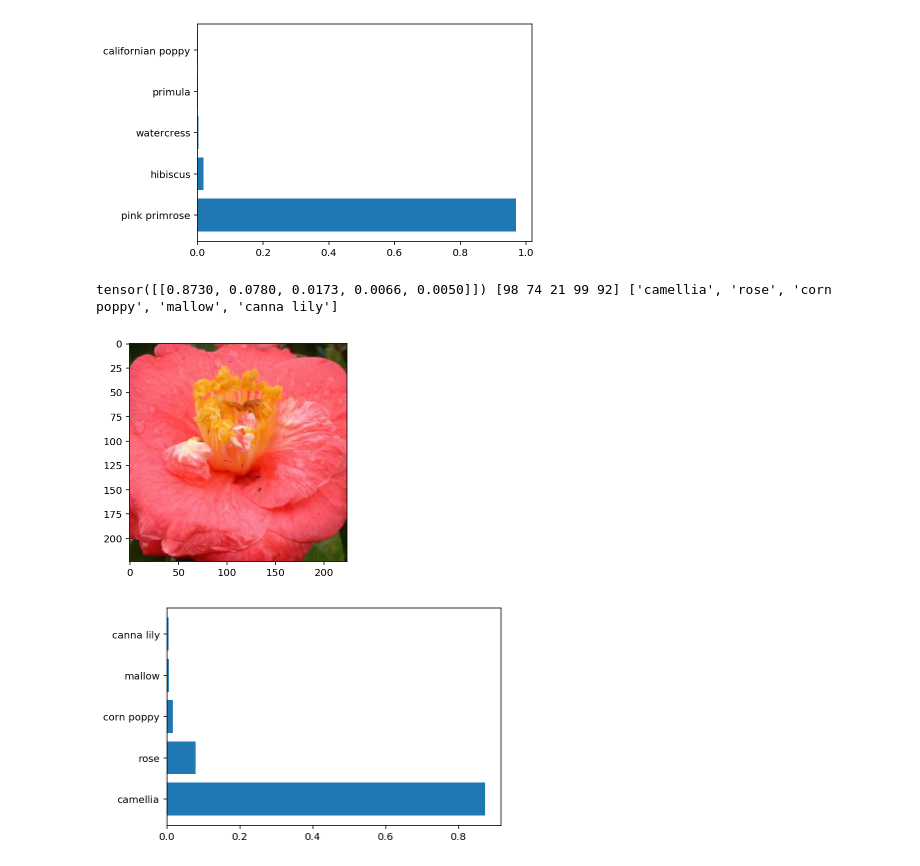
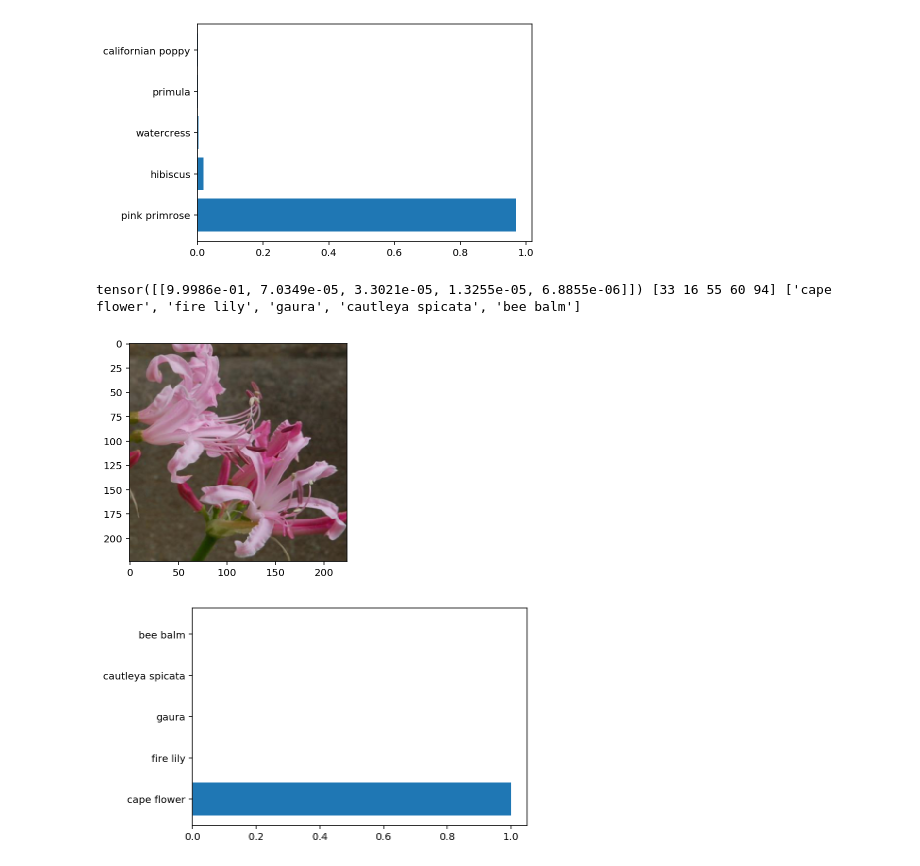
Before and after one commit to JeffreyStocker/Cat-vs-Dog-Image-Identifier, a Jupyter notebook: Image Classifier Project.ipynb, the cells around one changed output. Cells and saved outputs as stored; diff of their text form; code cells hidden in the pictures.

```diff
--- a/Image Classifier Project.ipynb
+++ b/Image Classifier Project.ipynb
@@ -603,7 +601,7 @@ You can convert from the class integer encoding to actual flower names with the
 def convert_idx_to_name(index):
     # top_classes = map(lambda top_class_by_idx: [idx_to_class.get(idx) for idx in top_class_by_idx], top_classes_by_idx)
     # labels = [cat_to_name.get(str(classindex)) for classindex in classes]
-    return cat_to_name[str(idx_to_class[int(index)])]
+    return cat_to_name[str(idx_to_class[str(index)])]
 # %%
 # TODO: Display an image along with the top 5 classes
 %matplotlib inline
@@ -621,7 +619,7 @@ def display_image(image):
     predictions, classes = predict(image, model)
 
     classes = classes[0].numpy()
-    labels = [convert_idx_to_name(int(classindex)) for classindex in classes]
+    labels = [convert_idx_to_name(str(classindex)) for classindex in classes]
 
     print(predictions, classes, labels)
 
@@ -636,12 +634,9 @@ tensor([[0.9702, 0.0195, 0.0028, 0.0018, 0.0017]]) [ 0 84 90 51 64] ['pink primr
 [figure]
 [figure]
 # %%
-img_iterator = iter(dataloaders_validation)
-images, labels = img_iterator.next()
-
-image = Image.open("flowers/valid/96/image_07605.jpg")
+image = Image.open("flowers/valid/37/image_03756.jpg")
 display_image(image)
 # %% [output]
-tensor([[0.8730, 0.0780, 0.0173, 0.0066, 0.0050]]) [98 74 21 99 92] ['camellia', 'rose', 'corn poppy', 'mallow', 'canna lily']
+tensor([[9.9986e-01, 7.0349e-05, 3.3021e-05, 1.3255e-05, 6.8855e-06]]) [33 16 55 60 94] ['cape flower', 'fire lily', 'gaura', 'cautleya spicata', 'bee balm']
-[figure, old version]
+[figure, new version]
-[figure, old version]
+[figure, new version]
```
Also changed, not shown: parts of 2 cells of this notebook.
